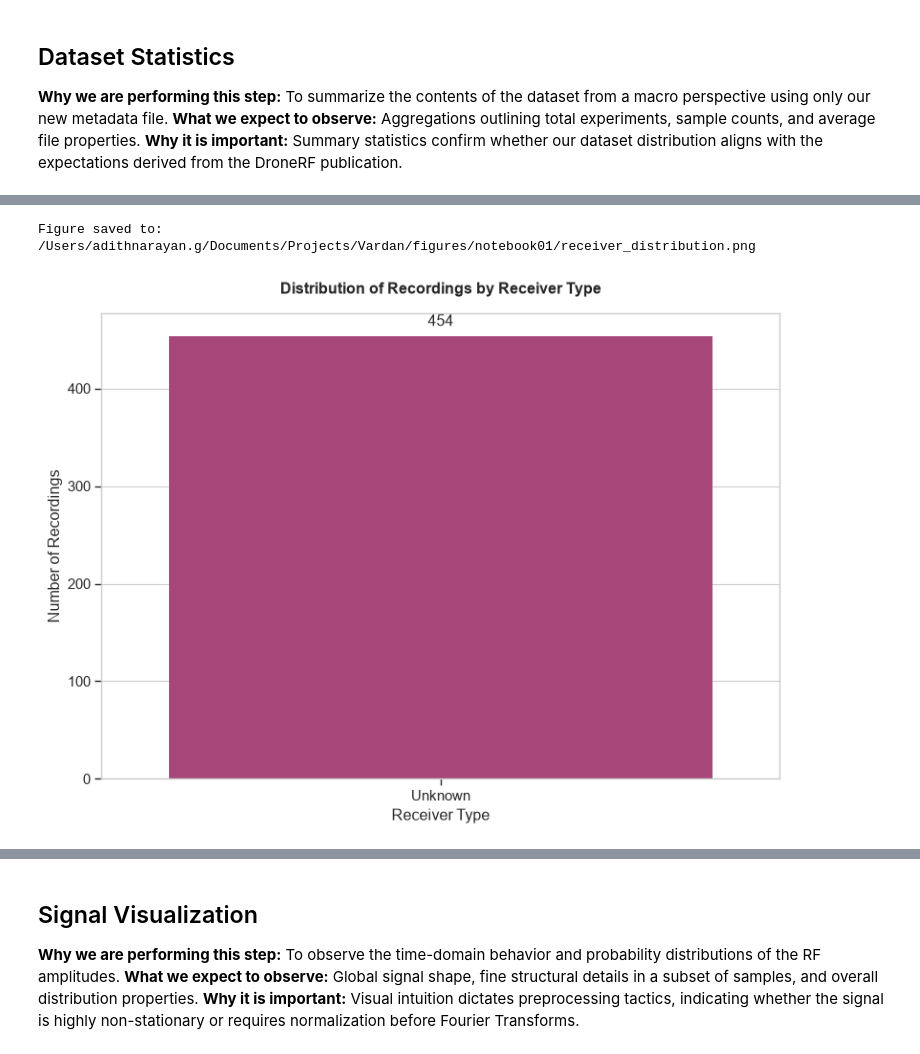
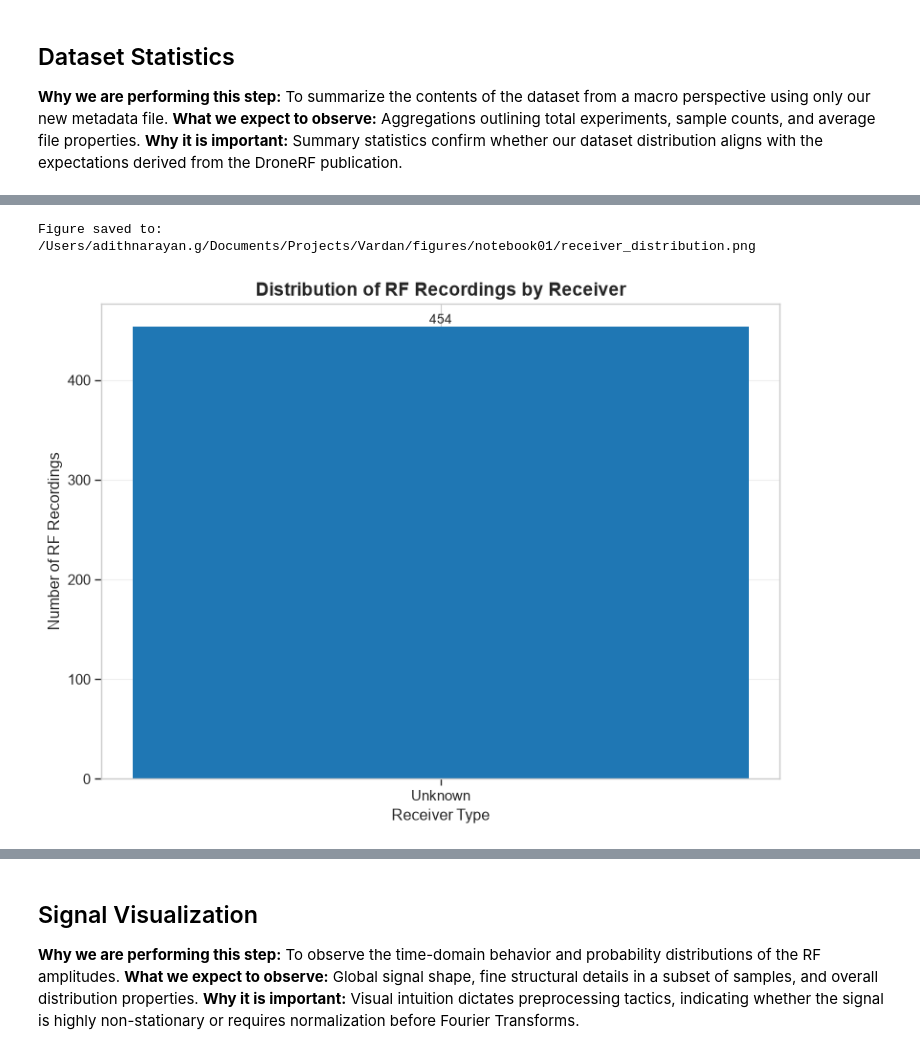
Before and after one commit to Adith1207/Vardan, a Jupyter notebook: notebooks/01_DroneRF_Dataset_Exploration.ipynb, the cells around one changed output, grey strips where cells are left out. Saved outputs shown, nothing was run; the diff lists cells and outputs as text; code cells hidden in the pictures.

```diff
--- a/notebooks/01_DroneRF_Dataset_Exploration.ipynb
+++ b/notebooks/01_DroneRF_Dataset_Exploration.ipynb
@@ -367,21 +529,65 @@ Figure saved to: /Users/adithnarayan.g/Documents/Projects/Vardan/figures/noteboo
 # %%
-if not df_metadata.empty:
-    plt.figure(figsize=(8, 6))
-    ax = sns.countplot(data=df_metadata, x="receiver", palette="magma", order=df_metadata["receiver"].value_counts().index)
-    plt.title("Distribution of Recordings by Receiver Type", pad=15, fontweight="bold")
-    plt.xlabel("Receiver Type")
-    plt.ylabel("Number of Recordings")
+# ============================================================
+# Receiver Distribution
+# ============================================================
 
-    for p in ax.patches:
-        ax.annotate(f'{int(p.get_height())}', (p.get_x() + p.get_width() / 2., p.get_height()),
-                    ha='center', va='bottom', xytext=(0, 5), textcoords='offset points')
+if df_metadata.empty:
+    print("Metadata DataFrame is empty.")
+
+else:
+
+    receiver_distribution = (
+        df_metadata["receiver"]
+        .value_counts()
+        .sort_index()
+    )
+
+    fig, ax = plt.subplots(figsize=(8, 6))
+
+    bars = ax.bar(
+        receiver_distribution.index,
+        receiver_distribution.values
+    )
+
+    ax.set_title(
+        "Distribution of RF Recordings by Receiver",
+        fontsize=14,
+        fontweight="bold"
+    )
+
+    ax.set_xlabel("Receiver Type")
+    ax.set_ylabel("Number of RF Recordings")
+
+    ax.grid(axis="y", alpha=0.3)
+
+    for bar in bars:
+
+        height = bar.get_height()
+
+        ax.text(
+            bar.get_x() + bar.get_width()/2,
+            height,
+            f"{int(height)}",
+            ha="center",
+            va="bottom",
+            fontsize=10
+        )
 
     plt.tight_layout()
-    fig_path = NB_FIGURES_DIR / "receiver_distribution.png"
-    plt.savefig(fig_path, dpi=300)
-    print(f"Figure saved to: {fig_path}")
+
+    figure_path = NB_FIGURES_DIR / "receiver_distribution.png"
+
+    plt.savefig(
+        figure_path,
+        dpi=300,
+        bbox_inches="tight"
+    )
+
+    print(f"Figure saved to: {figure_path}")
+
     plt.show()
+    plt.close()
 # %% [output]
 Figure saved to: /Users/adithnarayan.g/Documents/Projects/Vardan/figures/notebook01/receiver_distribution.png
-[figure, old version]
+[figure, new version]
 # %% [markdown]
```
Also changed, not shown: parts of 13 cells of this notebook, 12 other files.
